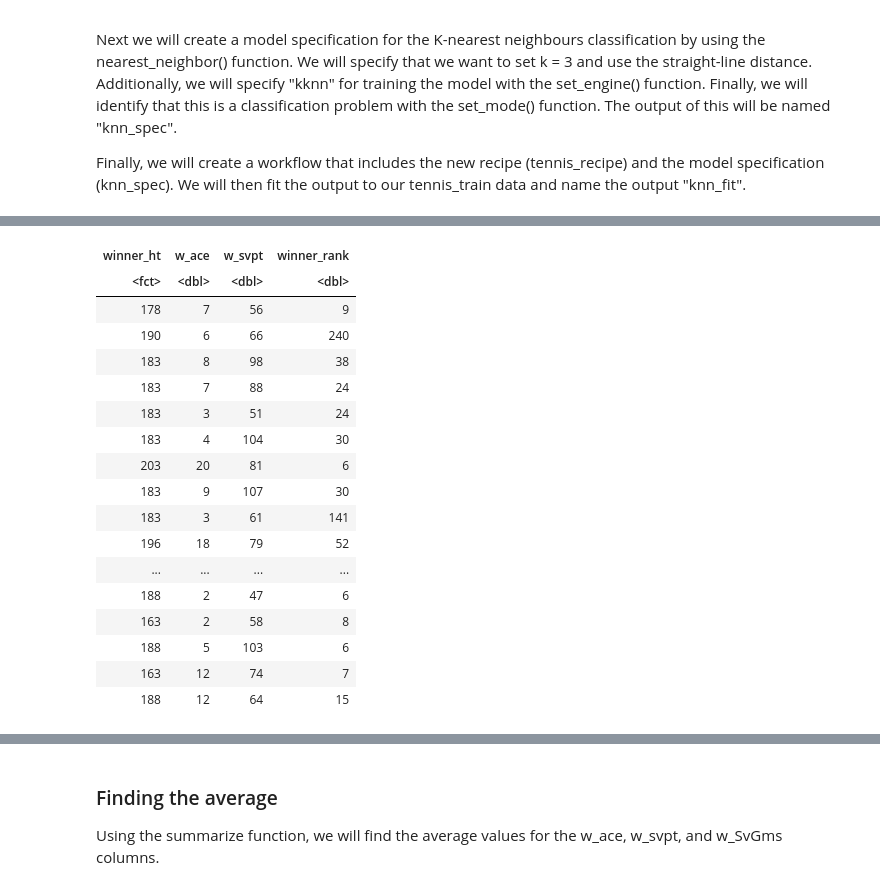
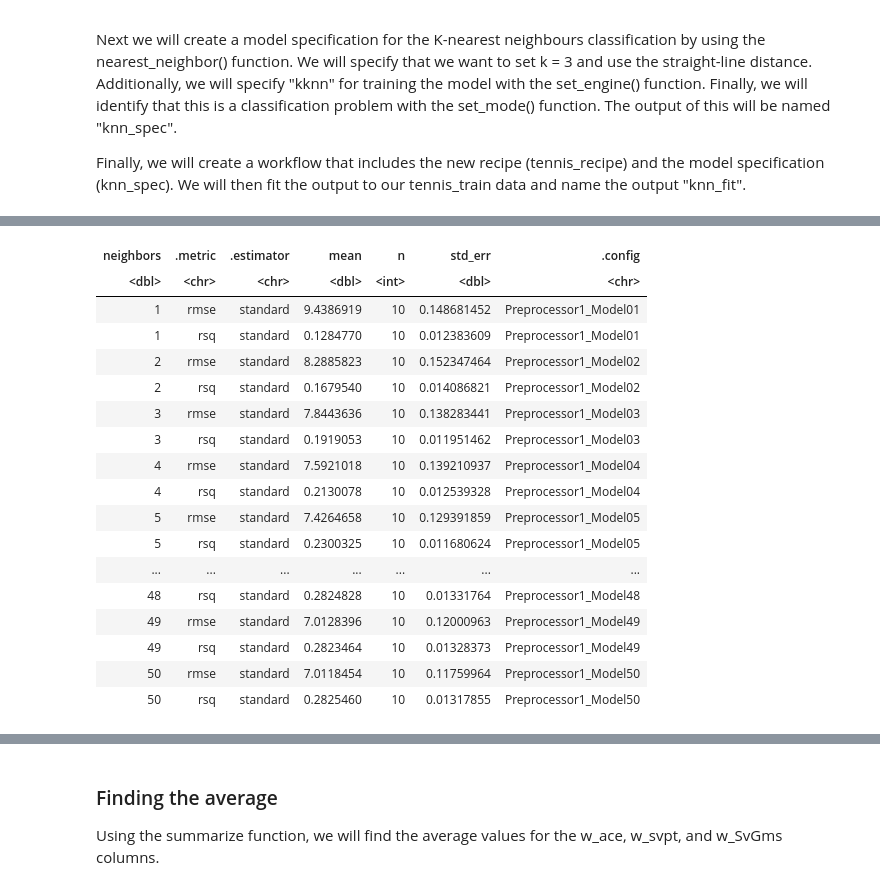
Before and after one commit to Tom0809/Group-Project, a Jupyter notebook: Group Project.ipynb, the cells around one changed output, grey strips where cells are left out. Saved outputs shown, nothing was run; the diff lists cells and outputs as text; code cells hidden in the pictures.

```diff
--- a/Group Project.ipynb
+++ b/Group Project.ipynb
@@ -157,8 +112,7 @@ A tibble: 4617 × 4
 
 We will be using winner_ht as a categorical variable, so we should convert it into a factor using the as_factor() function.
 # %%
-tennis <- useful_col |>
-  mutate(winner_ht = as_factor(winner_ht))
+tennis <- useful_col
 # %%
 tennis
 # %% [output]
@@ -197,19 +153,53 @@ set.seed(1234)
 tennis_split <- initial_split(tennis, prop = 0.75, strata = winner_ht)
 tennis_train <- training(tennis_split)
 tennis_test <- testing(tennis_split)
-tennis_train
-tennis_test
 
-tennis_recipe <- recipe(winner_ht ~ w_ace+w_svpt+w_SvGms, data = tennis_train) |>
+
+tennis_vfold <- vfold_cv(tennis_train, v = 10, strata = winner_ht)
+
+
+
+tennis_recipe <- recipe(winner_ht ~ w_ace+w_svpt+winner_rank, data = tennis_train) |>
   step_scale(all_predictors()) |>
   step_center(all_predictors())
 
-knn_spec <- nearest_neighbor(weight_func = "rectangular", neighbors = 3) |>
+knn_spec <- nearest_neighbor(weight_func = "rectangular", neighbors = tune()) |>
   set_engine("kknn") |>
-  set_mode("classification")
+  set_mode("regression")
 
-knn_fit <- workflow() |>
-  add_recipe(tennis_recipe) |>
-  add_model(knn_spec) |>
-  fit(data = tennis_train)
+
+gridvals <- tibble(neighbors = seq(from = 1, to = 50, by = 1))
+
+knn_result <- workflow()|>
+add_recipe(tennis_recipe)|>
+add_model(knn_spec)|>
+tune_grid(resamples = tennis_vfold, grid = gridvals)|>
+collect_metrics()
+knn_result
+
+knn_min <- knn_result |>
+   filter(.metric == "rmse") |>
+   arrange(mean) |>
+   head(1)
+
+knn_min
+
+k_min <- knn_min |>
+         pull(neighbors)
+
+tennis_best_spec <- nearest_neighbor(weight_func = "rectangular", neighbors = k_min) |>
+         set_engine("kknn") |>
+         set_mode("regression")
+
+tennis_best_fit <- workflow() |>
+         add_recipe(tennis_recipe) |>
+         add_model(tennis_best_spec) |>
+         fit(data = tennis_train)
+
+tennis_summary <- tennis_best_fit |>
+          predict(tennis_test) |>
+          bind_cols(tennis_test) |>
+          metrics(truth = winner_ht, estimate = .pred)
+
+tennis_summary
 # %% [output]
@@ -217,18 +207,18 @@ A tibble: 3462 × 4
-| winner_ht | w_ace | w_svpt | winner_rank |
-| <fct> | <dbl> | <dbl> | <dbl> |
-| 178 | 7 | 56 | 9 |
-| 190 | 6 | 66 | 240 |
-| 183 | 8 | 98 | 38 |
-| 183 | 7 | 88 | 24 |
-| 183 | 3 | 51 | 24 |
-| 183 | 4 | 104 | 30 |
-| 203 | 20 | 81 | 6 |
-| 183 | 9 | 107 | 30 |
-| 183 | 3 | 61 | 141 |
-| 196 | 18 | 79 | 52 |
-| ... | ... | ... | ... |
-| 188 | 2 | 47 | 6 |
-| 163 | 2 | 58 | 8 |
-| 188 | 5 | 103 | 6 |
-| 163 | 12 | 74 | 7 |
-| 188 | 12 | 64 | 15 |
+| neighbors | .metric | .estimator | mean | n | std_err | .config |
+| <dbl> | <chr> | <chr> | <dbl> | <int> | <dbl> | <chr> |
+| 1 | rmse | standard | 9.4386919 | 10 | 0.148681452 | Preprocessor1_Model01 |
+| 1 | rsq | standard | 0.1284770 | 10 | 0.012383609 | Preprocessor1_Model01 |
+| 2 | rmse | standard | 8.2885823 | 10 | 0.152347464 | Preprocessor1_Model02 |
+| 2 | rsq | standard | 0.1679540 | 10 | 0.014086821 | Preprocessor1_Model02 |
+| 3 | rmse | standard | 7.8443636 | 10 | 0.138283441 | Preprocessor1_Model03 |
+| 3 | rsq | standard | 0.1919053 | 10 | 0.011951462 | Preprocessor1_Model03 |
+| 4 | rmse | standard | 7.5921018 | 10 | 0.139210937 | Preprocessor1_Model04 |
+| 4 | rsq | standard | 0.2130078 | 10 | 0.012539328 | Preprocessor1_Model04 |
+| 5 | rmse | standard | 7.4264658 | 10 | 0.129391859 | Preprocessor1_Model05 |
+| 5 | rsq | standard | 0.2300325 | 10 | 0.011680624 | Preprocessor1_Model05 |
+| ... | ... | ... | ... | ... | ... | ... |
+| 48 | rsq | standard | 0.2824828 | 10 | 0.01331764 | Preprocessor1_Model48 |
+| 49 | rmse | standard | 7.0128396 | 10 | 0.12000963 | Preprocessor1_Model49 |
+| 49 | rsq | standard | 0.2823464 | 10 | 0.01328373 | Preprocessor1_Model49 |
+| 50 | rmse | standard | 7.0118454 | 10 | 0.11759964 | Preprocessor1_Model50 |
+| 50 | rsq | standard | 0.2825460 | 10 | 0.01317855 | Preprocessor1_Model50 |
```
Also changed, not shown: parts of 12 cells of this notebook.
